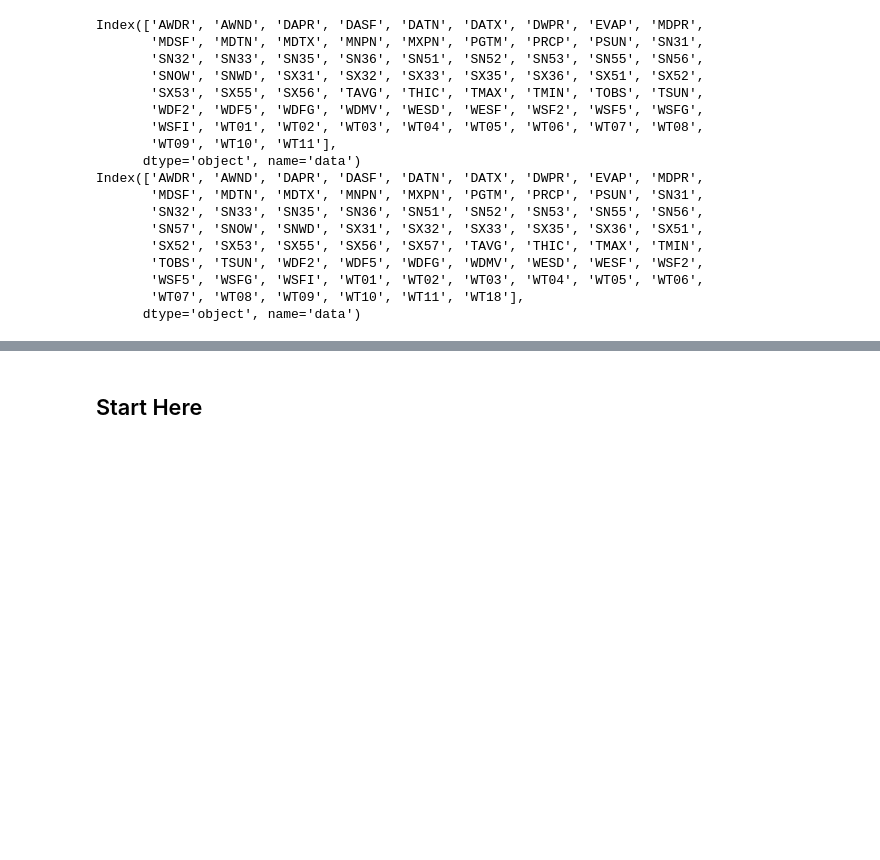
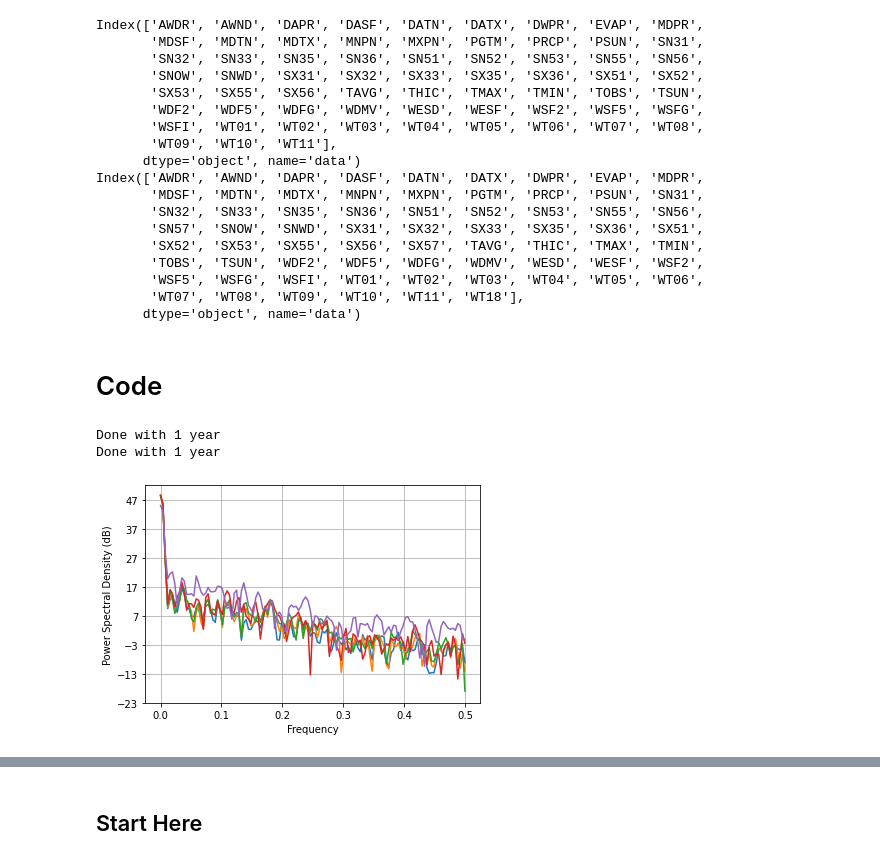
Before and after one commit to athena-ye/Historical-Data, a Jupyter notebook: Historical Data.ipynb, the cells around one changed output, grey strips where cells are left out. Cells and saved outputs as stored; diff of their text form; code cells hidden in the pictures; blank space fills up the shorter version.

```diff
--- a/Historical Data.ipynb
+++ b/Historical Data.ipynb
@@ -115,6 +94,49 @@ Index(['AWDR', 'AWND', 'DAPR', 'DASF', 'DATN', 'DATX', 'DWPR', 'EVAP', 'MDPR',
        'WSF5', 'WSFG', 'WSFI', 'WT01', 'WT02', 'WT03', 'WT04', 'WT05', 'WT06',
        'WT07', 'WT08', 'WT09', 'WT10', 'WT11', 'WT18'],
       dtype='object', name='data')
+# %% [markdown]
+# Code
+# %%
+years = []
+stationlist = ['AE000041196', 'AEM00041194', 'AEM00041217', 'AEM00041218', 'AFM00040938']
+year = 0
+ultimate = pd.DataFrame()
+for f in glob.glob("/Users/athenaye/Desktop/by_year_parquet_trial/*.parquet"):
+    read = pd.read_parquet(f)
+    f = pd.DataFrame()
+    parameter = 'TAVG'
+    if parameter in read.columns:
+        years.append(f)
+    else:
+        print(str(parameter)+ ' was not found in ' + f)
+        break
+    read = read[parameter]
+    for s in range(len(stationlist)):
+        stationtavg = read.xs((stationlist[s]), level = "station")
+        #print(stationtavg)
+        f['station '+str(stationlist[s])] = stationtavg
+    ultimate = pd.concat([ultimate, f])
+    print("Done with 1 year")
+    year += 1
+avgoverall = ultimate.sort_values(by='date')
+# %% [output]
+Done with 1 year
+Done with 1 year
+# %%
+for x in range(len(avgoverall.columns)):
+    nonan = avgoverall[avgoverall.columns[x]]
+    nonan = nonan.interpolate('linear')
+    a,b = plt.psd(nonan, Fs = 1, scale_by_freq = False)
+    if x == 0:
+        acumulative = a
+        bcumulative = b
+    else:
+        acumulative = np.vstack([acumulative, a])
+        bcumulative = np.vstack([bcumulative, b])
+amean = acumulative.mean(axis=(0))
+bmean = bcumulative.mean(axis=(0))
+# %% [output]
+[figure, added]
 # %%
 years = []
 stationlist = ['AE000041196', 'AEM00041194', 'AEM00041217', 'AEM00041218', 'AFM00040938']
```
Also changed, not shown: parts of 54 cells of this notebook, 1 other file.
